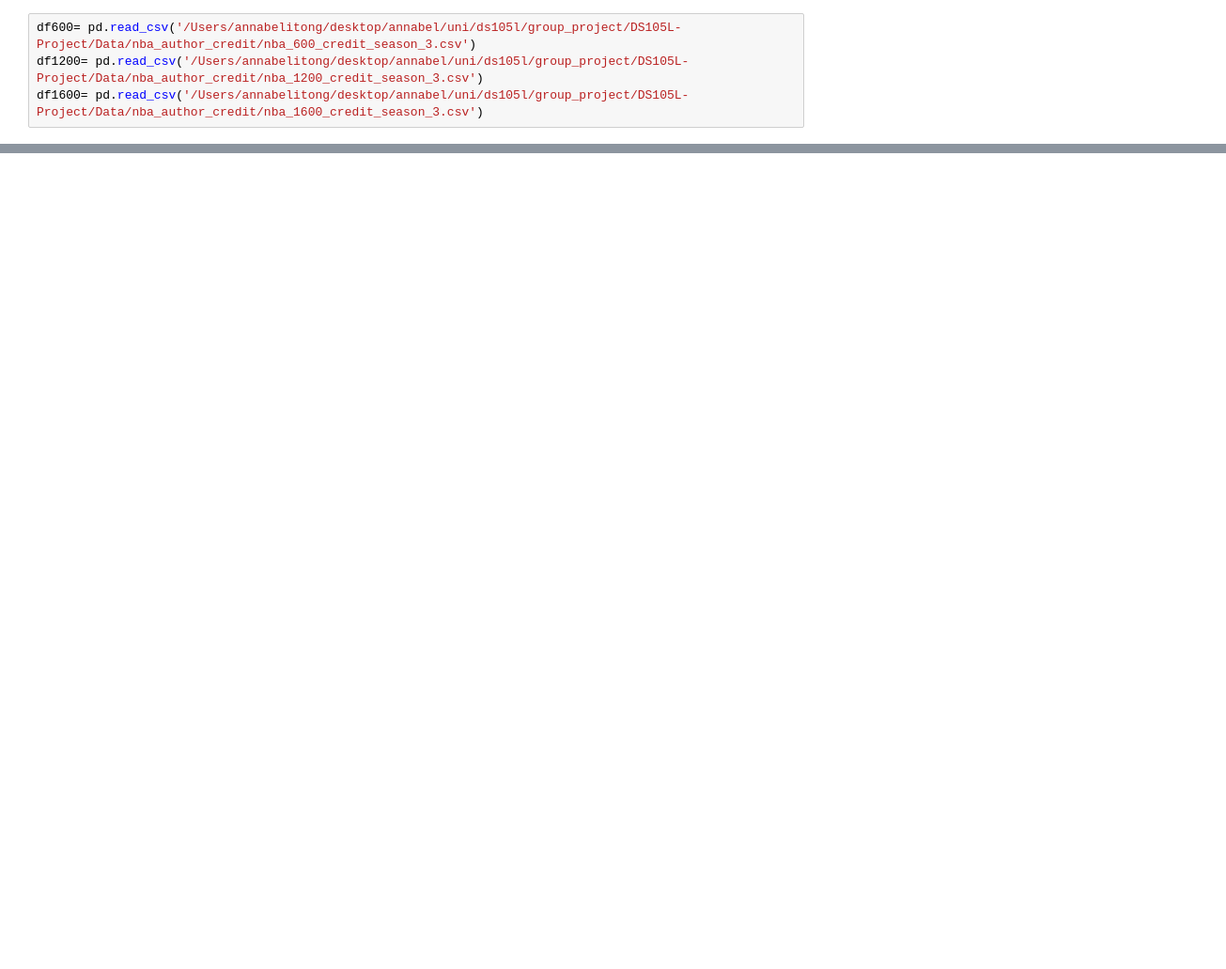
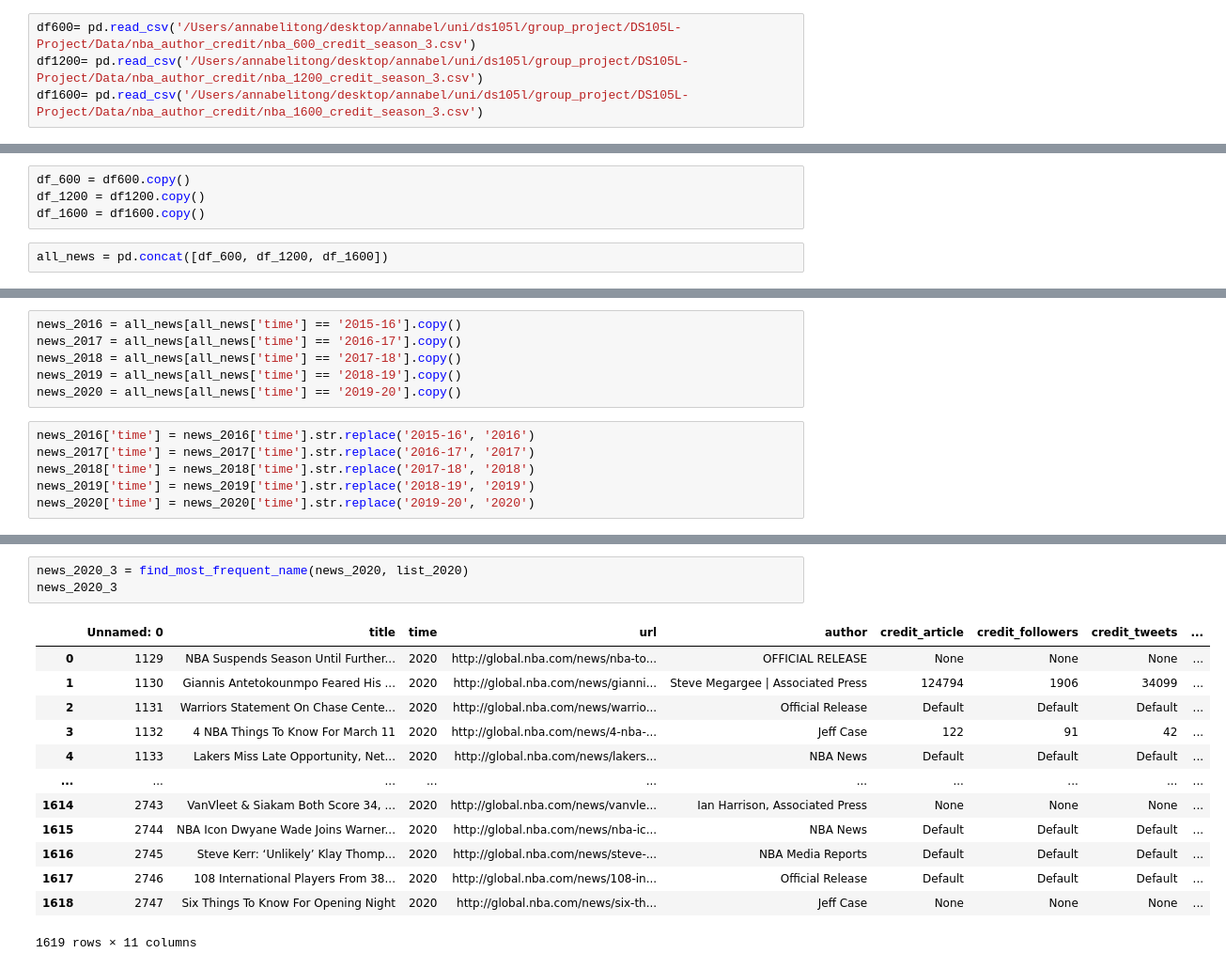
Before and after one commit to tz1211/DS105L-Project-404-Not-Found, a Jupyter notebook: Code/news_sentiment_relevance/relevance_nba_news.ipynb, the cells around one changed output, grey strips where cells are left out. Shown at 94% size. Saved outputs shown, nothing was run; the diff lists cells and outputs as text; blank space fills up the shorter version.

```diff
--- a/Code/news_sentiment_relevance/relevance_nba_news.ipynb
+++ b/Code/news_sentiment_relevance/relevance_nba_news.ipynb
@@ -22,0 +95,6 @@ df1600= pd.read_csv('/Users/annabelitong/desktop/annabel/uni/ds105l/group_projec
+# %%
+df_600 = df600.copy()
+df_1200 = df1200.copy()
+df_1600 = df1600.copy()
+# %%
+all_news = pd.concat([df_600, df_1200, df_1600])
@@ -22,0 +103,12 @@ df1600= pd.read_csv('/Users/annabelitong/desktop/annabel/uni/ds105l/group_projec
+# %%
+news_2016 = all_news[all_news['time'] == '2015-16'].copy()
+news_2017 = all_news[all_news['time'] == '2016-17'].copy()
+news_2018 = all_news[all_news['time'] == '2017-18'].copy()
+news_2019 = all_news[all_news['time'] == '2018-19'].copy()
+news_2020 = all_news[all_news['time'] == '2019-20'].copy()
+# %%
+news_2016['time'] = news_2016['time'].str.replace('2015-16', '2016')
+news_2017['time'] = news_2017['time'].str.replace('2016-17', '2017')
+news_2018['time'] = news_2018['time'].str.replace('2017-18', '2018')
+news_2019['time'] = news_2019['time'].str.replace('2018-19', '2019')
+news_2020['time'] = news_2020['time'].str.replace('2019-20', '2020')
@@ -22,0 +183,17 @@ df1600= pd.read_csv('/Users/annabelitong/desktop/annabel/uni/ds105l/group_projec
+# %%
+news_2020_3 = find_most_frequent_name(news_2020, list_2020)
+news_2020_3
+# %% [output]
+|  | Unnamed: 0 | title | time | url | author | credit_article | credit_followers | credit_tweets | ... |
+| 0 | 1129 | NBA Suspends Season Until Further... | 2020 | http://global.nba.com/news/nba-to... | OFFICIAL RELEASE | None | None | None | ... |
+| 1 | 1130 | Giannis Antetokounmpo Feared His ... | 2020 | http://global.nba.com/news/gianni... | Steve Megargee | Associated Press | 124794 | 1906 | 34099 | ... |
+| 2 | 1131 | Warriors Statement On Chase Cente... | 2020 | http://global.nba.com/news/warrio... | Official Release | Default | Default | Default | ... |
+| 3 | 1132 | 4 NBA Things To Know For March 11 | 2020 | http://global.nba.com/news/4-nba-... | Jeff Case | 122 | 91 | 42 | ... |
+| 4 | 1133 | Lakers Miss Late Opportunity, Net... | 2020 | http://global.nba.com/news/lakers... | NBA News | Default | Default | Default | ... |
+| ... | ... | ... | ... | ... | ... | ... | ... | ... | ... |
+| 1614 | 2743 | VanVleet & Siakam Both Score 34, ... | 2020 | http://global.nba.com/news/vanvle... | Ian Harrison, Associated Press | None | None | None | ... |
+| 1615 | 2744 | NBA Icon Dwyane Wade Joins Warner... | 2020 | http://global.nba.com/news/nba-ic... | NBA News | Default | Default | Default | ... |
+| 1616 | 2745 | Steve Kerr: ‘Unlikely’ Klay Thomp... | 2020 | http://global.nba.com/news/steve-... | NBA Media Reports | Default | Default | Default | ... |
+| 1617 | 2746 | 108 International Players From 38... | 2020 | http://global.nba.com/news/108-in... | Official Release | Default | Default | Default | ... |
+| 1618 | 2747 | Six Things To Know For Opening Night | 2020 | http://global.nba.com/news/six-th... | Jeff Case | None | None | None | ... |
+1619 rows × 11 columns
```
Also changed, not shown: parts of 21 cells of this notebook, 6 other files.
